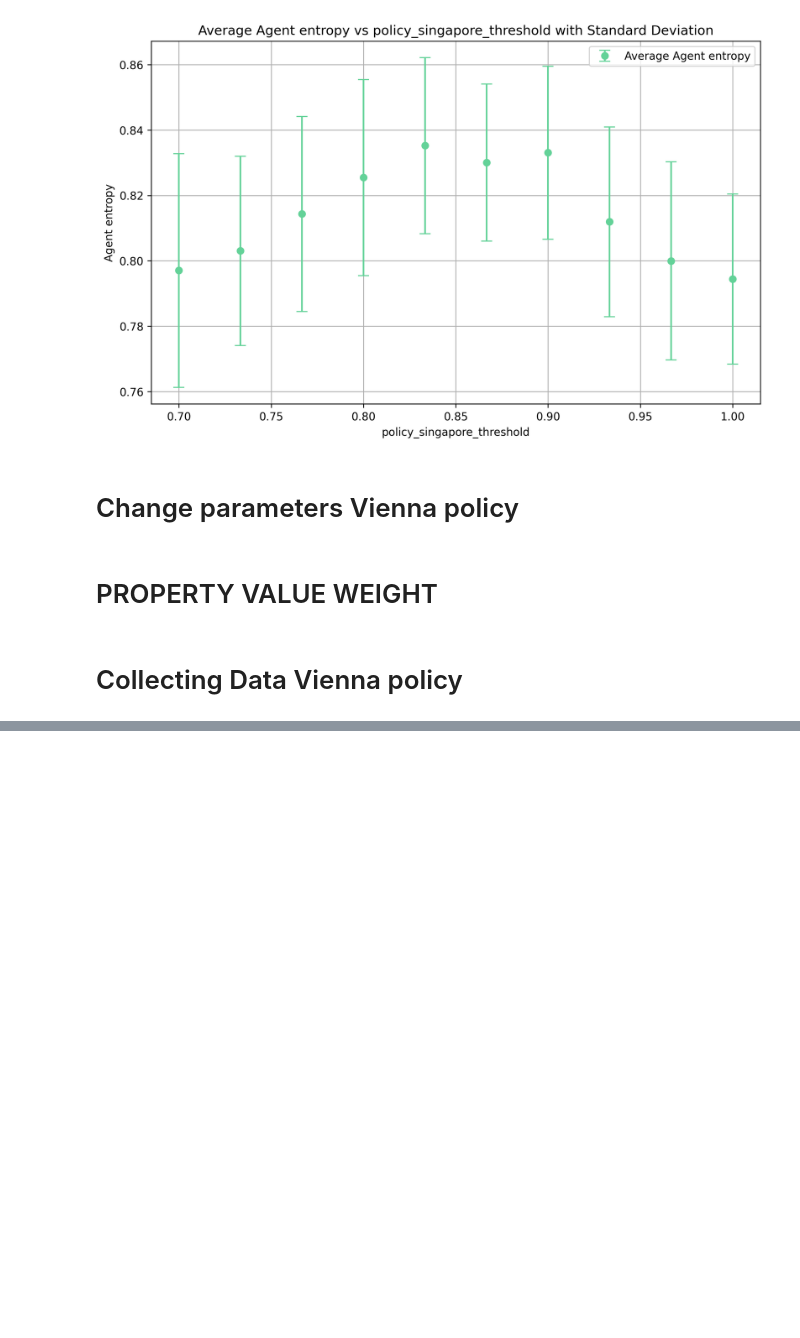
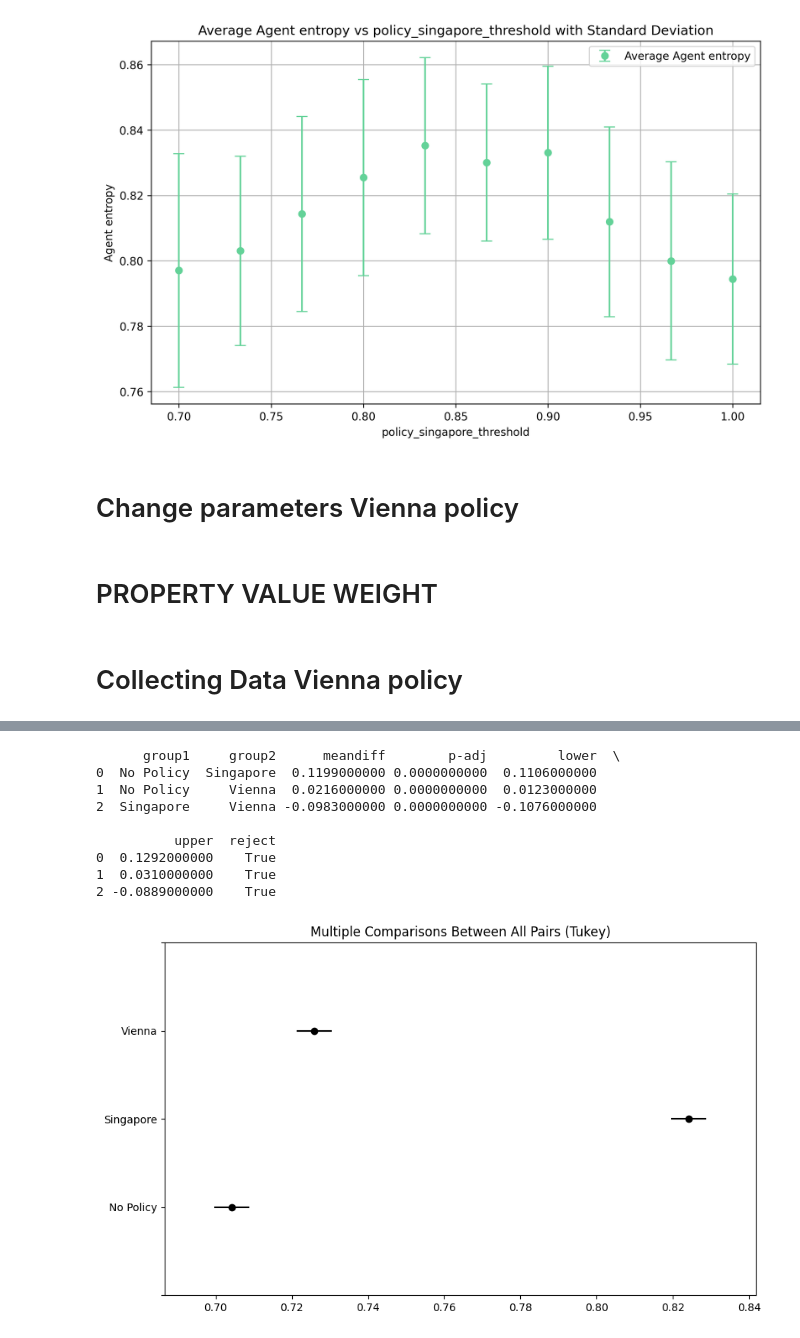
Before and after one commit to ThomasTenDamme/ABM_Group_3, a Jupyter notebook: Mesa Schelling Visualization/nb_caro.ipynb, the cells around one changed output, grey strips where cells are left out. Saved outputs shown, nothing was run; the diff lists cells and outputs as text; code cells hidden in the pictures; blank space fills up the shorter version.

```diff
--- a/Mesa Schelling Visualization/nb_caro.ipynb
+++ b/Mesa Schelling Visualization/nb_caro.ipynb
@@ -1056,0 +1327,23 @@ for metric in metrics:
+# %%
+# Extract p-values from Tukey's HSD test results
+tukey_results = pd.DataFrame(data=tukey._results_table.data[1:], columns=tukey._results_table.data[0])
+# Set pandas display option to show more precision
+pd.set_option('display.float_format', '{:.10f}'.format)
+
+# Print the exact p-values
+print(tukey_results[['group1', 'group2', 'meandiff', 'p-adj', 'lower', 'upper', 'reject']])
+
+# Plot the results
+tukey.plot_simultaneous()
+plt.show()
+# %% [output]
+      group1     group2      meandiff        p-adj         lower  \
+0  No Policy  Singapore  0.1199000000 0.0000000000  0.1106000000
+1  No Policy     Vienna  0.0216000000 0.0000000000  0.0123000000
+2  Singapore     Vienna -0.0983000000 0.0000000000 -0.1076000000
+
+          upper  reject
+0  0.1292000000    True
+1  0.0310000000    True
+2 -0.0889000000    True
+[figure, added]
```
Also changed, not shown: parts of 24 cells of this notebook, 1 other file.
